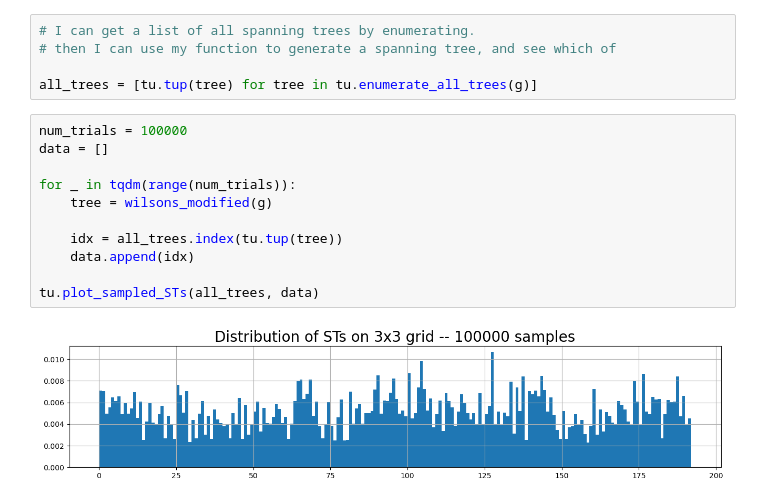
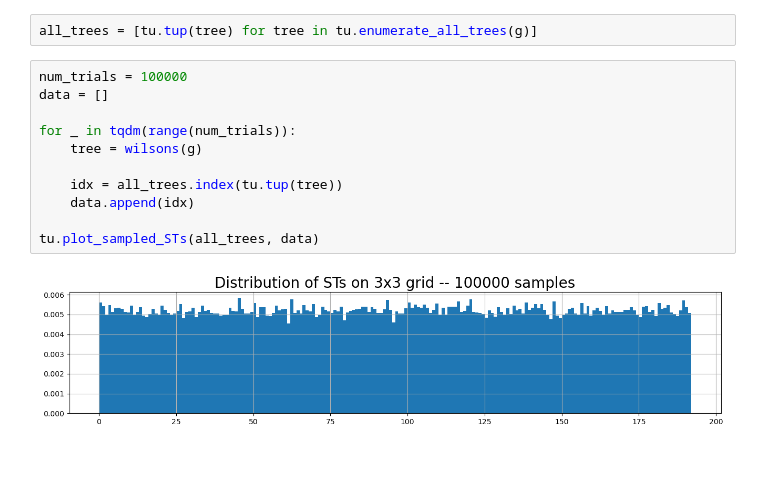
Before and after one commit to gabeschoenbach/snappable, a Jupyter notebook: wilsons.ipynb, the cells around one changed output. Cells and saved outputs as stored; diff of their text form; blank space fills up the shorter version.

Commit message:
clean wilsons

```diff
--- a/wilsons.ipynb
+++ b/wilsons.ipynb
@@ -150,19 +116,16 @@ def sample_STs(STs, funct, num_trials):
-# %%
-# I can get a list of all spanning trees by enumerating.
-# then I can use my function to generate a spanning tree, and see which of
-
-all_trees = [tu.tup(tree) for tree in tu.enumerate_all_trees(g)]
+# %%
+all_trees = [tu.tup(tree) for tree in tu.enumerate_all_trees(g)]
 # %%
 num_trials = 100000
 data = []
 
 for _ in tqdm(range(num_trials)):
-    tree = wilsons_modified(g)
+    tree = wilsons(g)
 
     idx = all_trees.index(tu.tup(tree))
     data.append(idx)
 
 tu.plot_sampled_STs(all_trees, data)
 # %% [output]
-[figure, old version]
+[figure, new version]
 # %%
```
Also changed, not shown: parts of 8 cells of this notebook, 1 other file.
